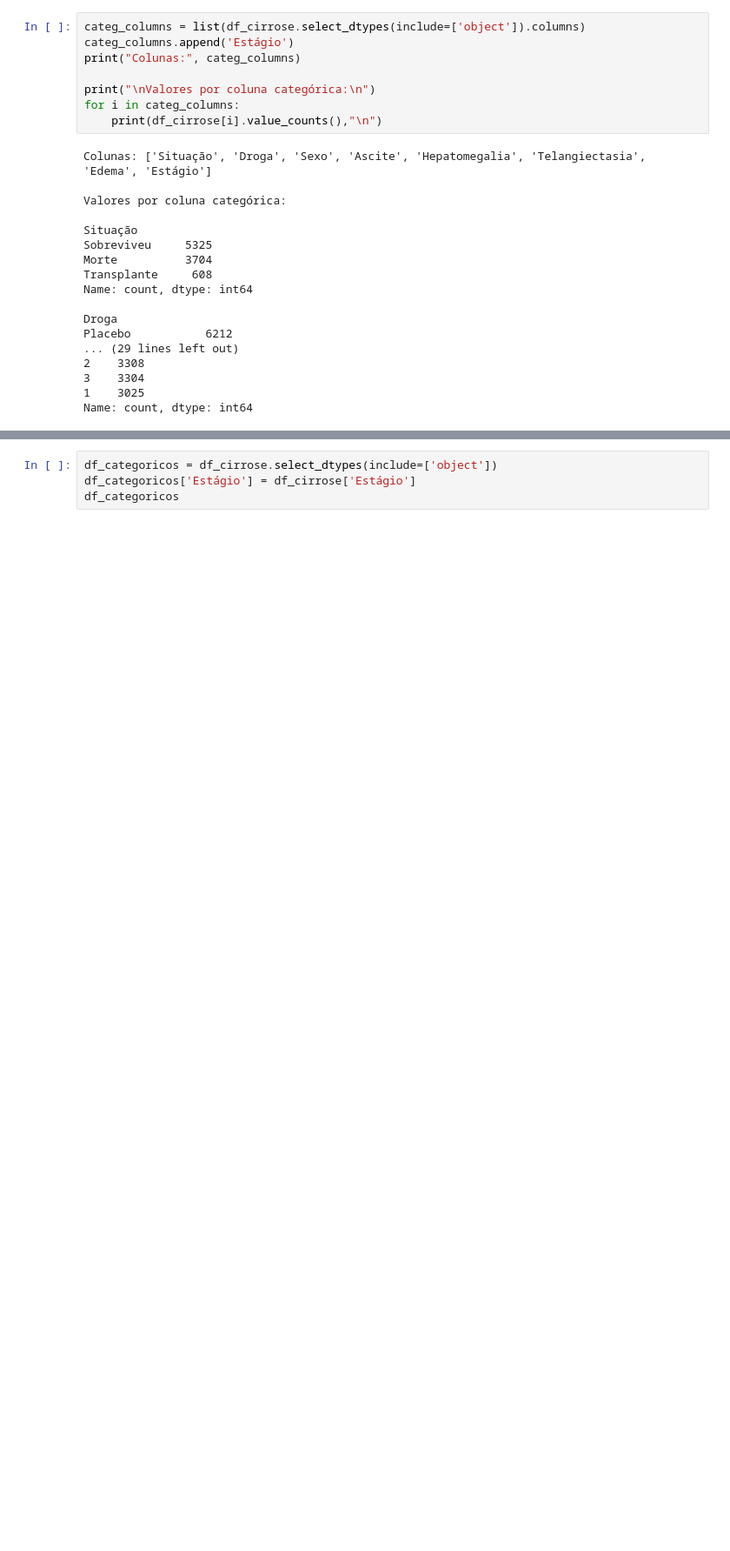
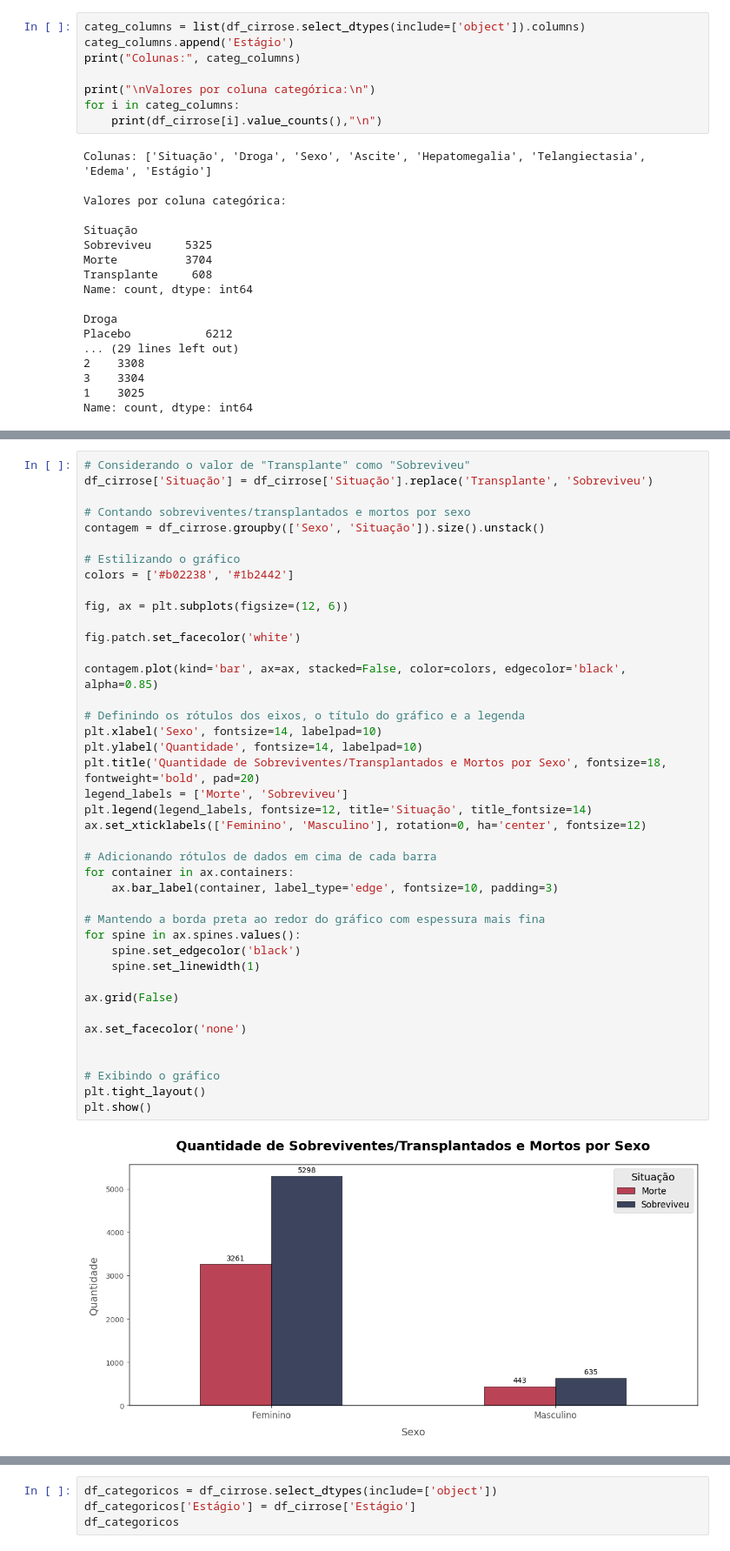
Before and after one commit to rodrigo0567/Cirrosifier-TRAINEES1, a Jupyter notebook: notebooks/eda_categoricos.ipynb, the cells around one changed output, grey strips where cells are left out. Shown at 87% size. Cells and saved outputs as stored; diff of their text form; blank space fills up the shorter version.

```diff
--- a/notebooks/eda_categoricos.ipynb
+++ b/notebooks/eda_categoricos.ipynb
@@ -146,0 +163,43 @@ Ao comparar os gráficos anteriores, percebemos que telangiectasia não é um fa
+# %%
+# Considerando o valor de "Transplante" como "Sobreviveu"
+df_cirrose['Situação'] = df_cirrose['Situação'].replace('Transplante', 'Sobreviveu')
+
+# Contando sobreviventes/transplantados e mortos por sexo
+contagem = df_cirrose.groupby(['Sexo', 'Situação']).size().unstack()
+
+# Estilizando o gráfico
+colors = ['#b02238', '#1b2442']
+
+fig, ax = plt.subplots(figsize=(12, 6))
+
+fig.patch.set_facecolor('white')
+
+contagem.plot(kind='bar', ax=ax, stacked=False, color=colors, edgecolor='black', alpha=0.85)
+
+# Definindo os rótulos dos eixos, o título do gráfico e a legenda
+plt.xlabel('Sexo', fontsize=14, labelpad=10)
+plt.ylabel('Quantidade', fontsize=14, labelpad=10)
+plt.title('Quantidade de Sobreviventes/Transplantados e Mortos por Sexo', fontsize=18, fontweight='bold', pad=20)
+legend_labels = ['Morte', 'Sobreviveu']
+plt.legend(legend_labels, fontsize=12, title='Situação', title_fontsize=14)
+ax.set_xticklabels(['Feminino', 'Masculino'], rotation=0, ha='center', fontsize=12)
+
+# Adicionando rótulos de dados em cima de cada barra
+for container in ax.containers:
+    ax.bar_label(container, label_type='edge', fontsize=10, padding=3)
+
+# Mantendo a borda preta ao redor do gráfico com espessura mais fina
+for spine in ax.spines.values():
+    spine.set_edgecolor('black')
+    spine.set_linewidth(1)
+
+ax.grid(False)
+
+ax.set_facecolor('none')
+
+
+# Exibindo o gráfico
+plt.tight_layout()
+plt.show()
+# %% [output]
+[figure, added]
```
Also changed, not shown: parts of 33 cells of this notebook, 1 other file.
